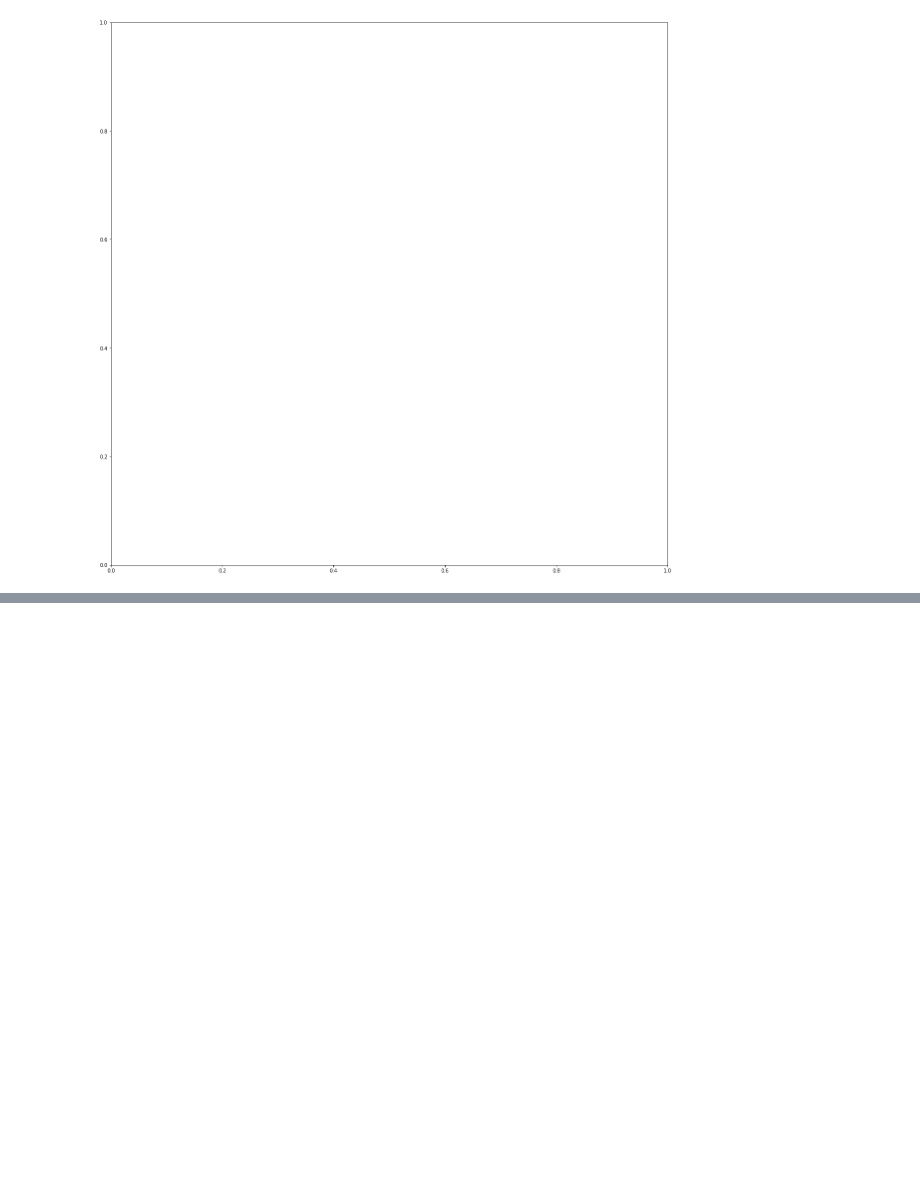
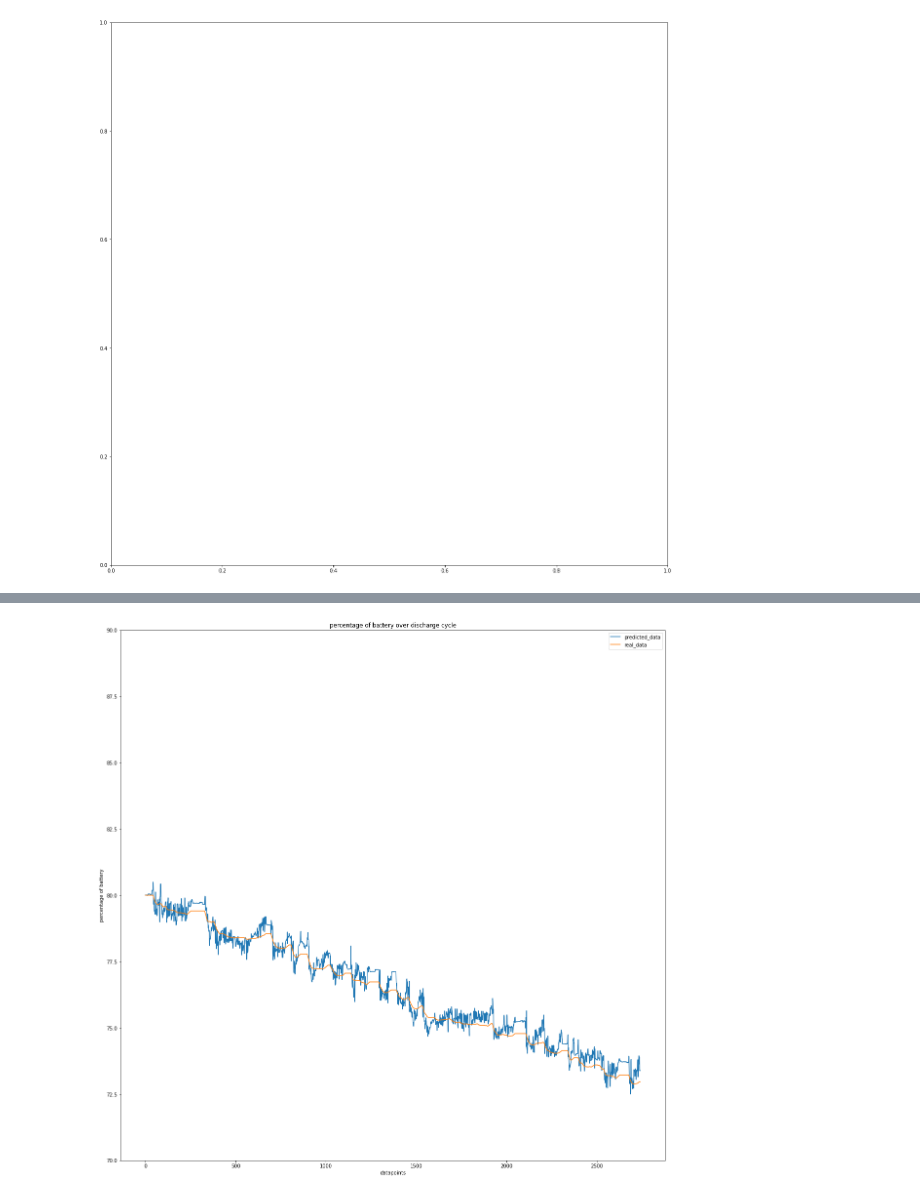
Before and after one commit to pierredm1/4th-Year-Imperial-Thesis, a Jupyter notebook: notebooks/v2-NoTemp.ipynb, the cells around one changed output, grey strips where cells are left out. Saved outputs shown, nothing was run; the diff lists cells and outputs as text; code cells hidden in the pictures; blank space fills up the shorter version.

```diff
--- a/notebooks/v2-NoTemp.ipynb
+++ b/notebooks/v2-NoTemp.ipynb
@@ -885,0 +943,5 @@ model
+# %%
+model = XGBRegressor(max_depth=19,
+                    n_estimators=150
+                    )
+model.fit(X,y)
@@ -885,0 +958,28 @@ model
+# %%
+df_test = pd.read_csv('/Users/monmac/Desktop/udds.csv')
+
+X_test=df_test.drop(columns=['SOC_tot'])
+y_test = df_test.SOC_tot
+
+#scaled_X_test = Xscaler.transform(X_test)
+#test_generator = TimeseriesGenerator(scaled_X_test, np.zeros(len(X_test)), length=n_input, batch_size=b_size)
+
+data=model.predict(X_test)
+#mean_absolute_error(data,y)
+
+
+len1 = len(data)
+
+X_len1 = np.linspace(0,len1,len1)
+
+plt.figure(figsize=(20,20))
+plt.plot(X_len1,data, label='predicted_data')
+plt.plot(X_len1,y_test, label='real_data')
+plt.title('percentage of battery over discharge cycle')
+plt.xlabel('datapoints')
+plt.ylabel('percentage of battery')
+plt.legend()
+plt.ylim(70,90)
+plt.show()
+# %% [output]
+[figure, added]
```
Also changed, not shown: parts of 17 cells of this notebook, 1 other file.
